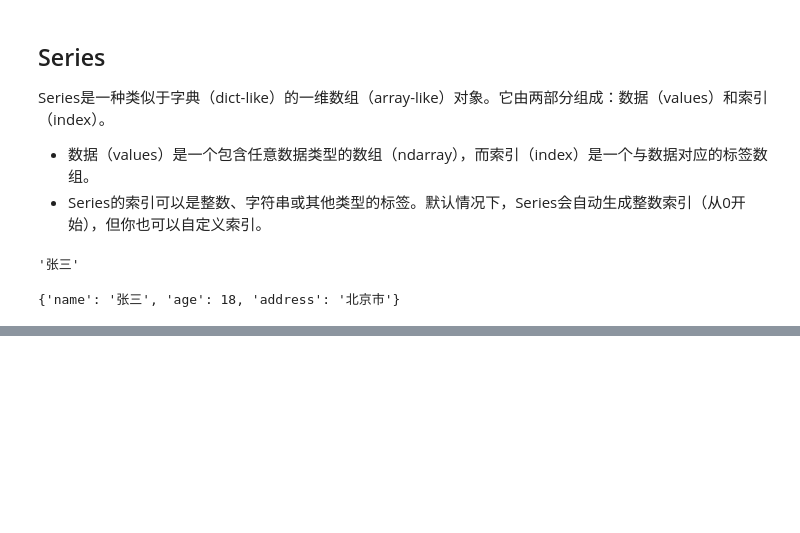
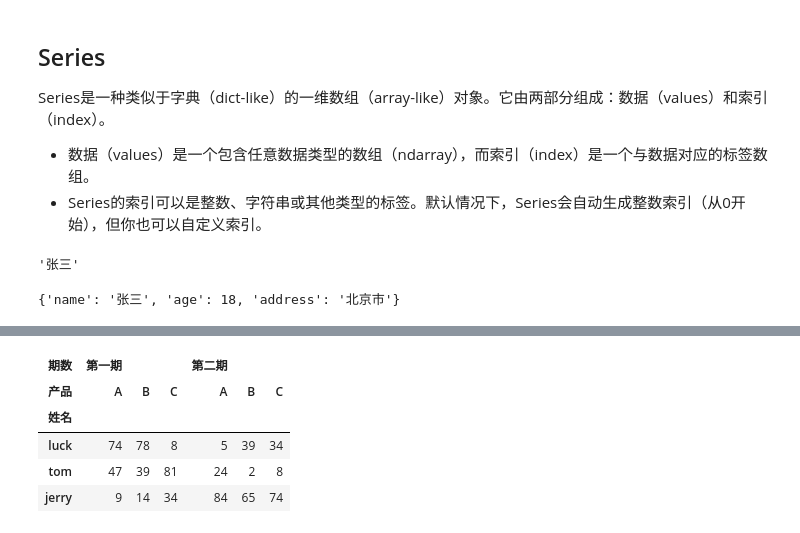
Before and after one commit to wang-bao-le/data-analysis, a Jupyter notebook: 04.Pandas核心数据类型.ipynb, the cells around one changed output, grey strips where cells are left out. Cells and saved outputs as stored; diff of their text form; code cells hidden in the pictures; blank space fills up the shorter version.

```diff
--- a/04.Pandas核心数据类型.ipynb
+++ b/04.Pandas核心数据类型.ipynb
@@ -32,0 +1034,19 @@ user_info['name']
+# %%
+level1 = ['第一期','第二期']
+level2 = ['A','B','C']
+# %%
+columns = pd.MultiIndex.from_product([level1, level2], names=['期数', '产品'])
+# %%
+index = pd.Index(['luck', 'tom', 'jerry'], name='姓名')
+# %%
+data = np.random.randint(0, 100, size=(3, 6))
+# %%
+df = pd.DataFrame(data=data, index=index, columns=columns)
+df
+# %% [output]
+| 期数 | 第一期 |  |  | 第二期 |  |  |
+| 产品 | A | B | C | A | B | C |
+| 姓名 |  |  |  |  |  |  |
+| luck | 74 | 78 | 8 | 5 | 39 | 34 |
+| tom | 47 | 39 | 81 | 24 | 2 | 8 |
+| jerry | 9 | 14 | 34 | 84 | 65 | 74 |
```
Also changed, not shown: parts of 228 cells of this notebook.
